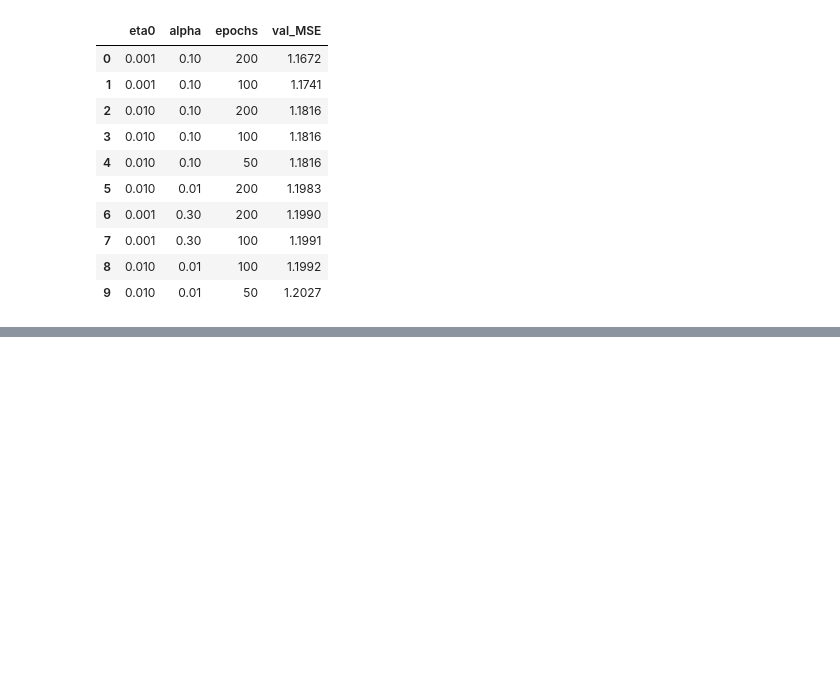
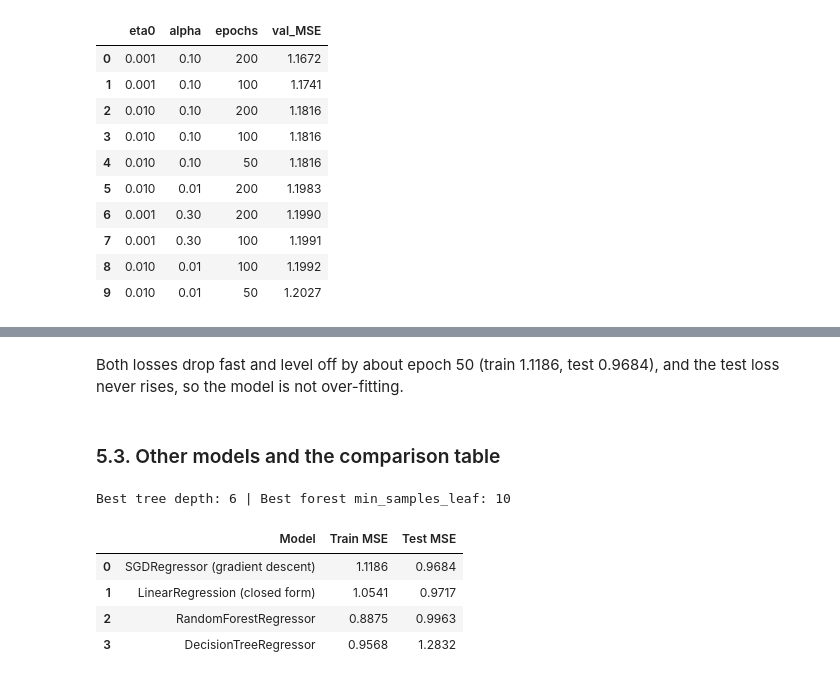
Before and after one commit to nakuwa23/linear_regression_model, a Jupyter notebook: summative/linear_regression/multivariate.ipynb, the cells around one changed output, grey strips where cells are left out. Drawn from its saved outputs; the diff is of its cells as text; code cells hidden in the pictures; blank space fills up the shorter version.

```diff
--- a/summative/linear_regression/multivariate.ipynb
+++ b/summative/linear_regression/multivariate.ipynb
@@ -376,0 +404,40 @@ Best: {'eta0': 0.001, 'alpha': 0.1, 'epochs': 200.0, 'val_MSE': 1.1672}
+# %% [markdown]
+Both losses drop fast and level off by about epoch 50 (train 1.1186, test 0.9684), and the test loss never rises, so the model is not over-fitting.
+# %% [markdown]
+### 5.3. Other models and the comparison table
+# %%
+from sklearn.linear_model import LinearRegression
+from sklearn.tree import DecisionTreeRegressor
+from sklearn.ensemble import RandomForestRegressor
+
+depth_mse = {d: mean_squared_error(y_val, DecisionTreeRegressor(max_depth=d, random_state=42)
+                                   .fit(X_tr, y_tr).predict(X_val))
+             for d in [3, 4, 5, 6, 8, 10, None]}
+leaf_mse = {l: mean_squared_error(y_val, RandomForestRegressor(n_estimators=300, min_samples_leaf=l,
+                                  random_state=42, n_jobs=-1).fit(X_tr, y_tr).predict(X_val))
+            for l in [1, 3, 5, 10]}
+best_depth, best_leaf = min(depth_mse, key=depth_mse.get), min(leaf_mse, key=leaf_mse.get)
+print("Best tree depth:", best_depth, "| Best forest min_samples_leaf:", best_leaf)
+
+models = {
+    "SGDRegressor (gradient descent)": sgd,
+    "LinearRegression (closed form)": LinearRegression().fit(X_train_prep, y_train),
+    "DecisionTreeRegressor": DecisionTreeRegressor(max_depth=best_depth, random_state=42).fit(X_train_prep, y_train),
+    "RandomForestRegressor": RandomForestRegressor(n_estimators=300, min_samples_leaf=best_leaf,
+                                                   random_state=42, n_jobs=-1).fit(X_train_prep, y_train),
+}
+
+comparison = pd.DataFrame([
+    {"Model": name,
+     "Train MSE": mean_squared_error(y_train, m.predict(X_train_prep)),
+     "Test MSE": mean_squared_error(y_test, m.predict(X_test_prep))}
+    for name, m in models.items()
+]).sort_values("Test MSE").reset_index(drop=True)
+comparison.round(4)
+# %% [output]
+Best tree depth: 6 | Best forest min_samples_leaf: 10
+|  | Model | Train MSE | Test MSE |
+| 0 | SGDRegressor (gradient descent) | 1.1186 | 0.9684 |
+| 1 | LinearRegression (closed form) | 1.0541 | 0.9717 |
+| 2 | RandomForestRegressor | 0.8875 | 0.9963 |
+| 3 | DecisionTreeRegressor | 0.9568 | 1.2832 |
```
Also changed, not shown: parts of 7 cells of this notebook.
